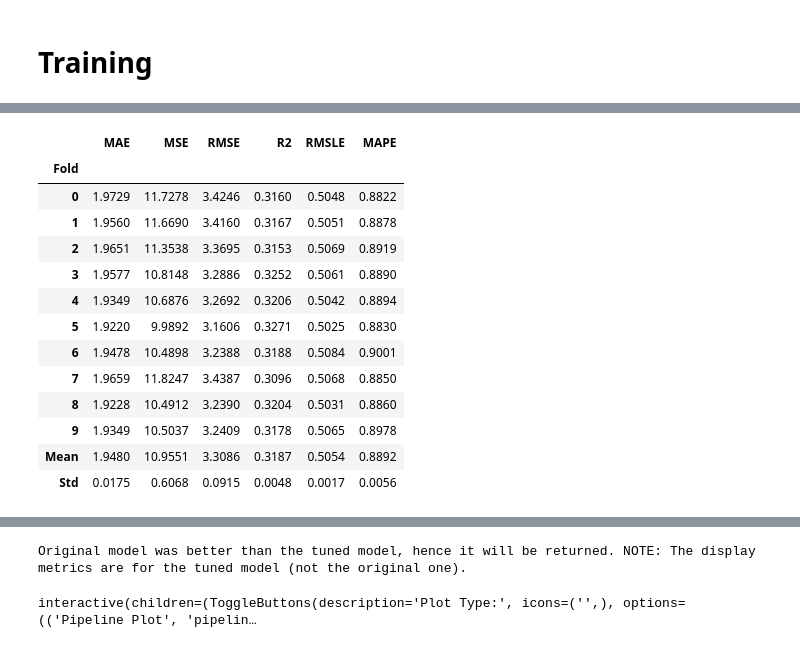
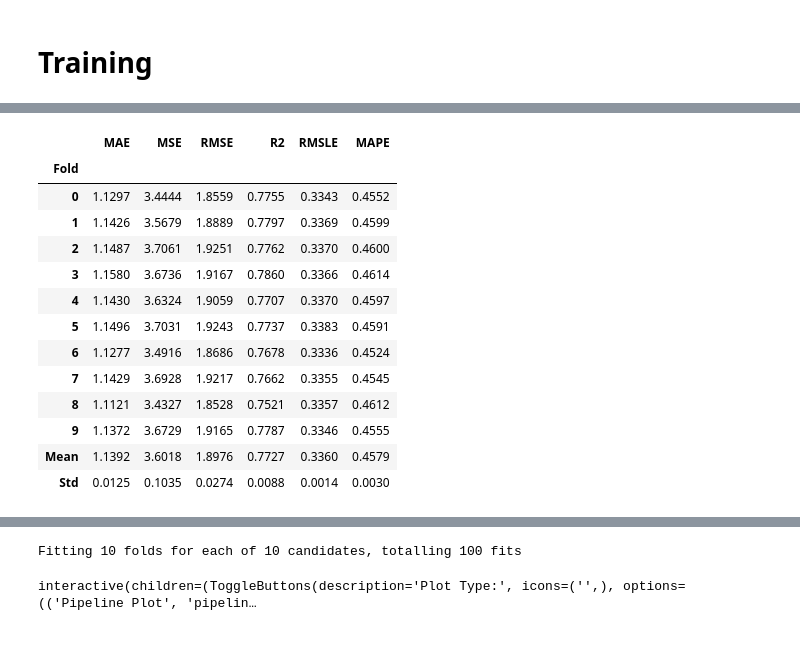
Before and after one commit to bicdev/tcc, a Jupyter notebook: notebooks/CatBoost_simple.ipynb, the cells around one changed output, grey strips where cells are left out. Saved outputs shown, nothing was run; the diff lists cells and outputs as text; code cells hidden in the pictures.

Commit message:
experimental-features-catboost

```diff
--- a/notebooks/CatBoost_simple.ipynb
+++ b/notebooks/CatBoost_simple.ipynb
@@ -93,25 +226,25 @@ catboost_model = pcr.create_model('catboost')
 [interactive output not drawn]
 # %%
 # TUNING THE MODEL
-tuned_catboost = pcr.tune_model(catboost_model, n_iter=10, search_library='optuna', search_algorithm='tpe')
+tuned_catboost = pcr.tune_model(catboost_model)
 # %% [output]
 [interactive output not drawn]
 |  | MAE | MSE | RMSE | R2 | RMSLE | MAPE |
 | Fold |  |  |  |  |  |  |
-| 0 | 1.9729 | 11.7278 | 3.4246 | 0.3160 | 0.5048 | 0.8822 |
-| 1 | 1.9560 | 11.6690 | 3.4160 | 0.3167 | 0.5051 | 0.8878 |
-| 2 | 1.9651 | 11.3538 | 3.3695 | 0.3153 | 0.5069 | 0.8919 |
-| 3 | 1.9577 | 10.8148 | 3.2886 | 0.3252 | 0.5061 | 0.8890 |
-| 4 | 1.9349 | 10.6876 | 3.2692 | 0.3206 | 0.5042 | 0.8894 |
-| 5 | 1.9220 | 9.9892 | 3.1606 | 0.3271 | 0.5025 | 0.8830 |
-| 6 | 1.9478 | 10.4898 | 3.2388 | 0.3188 | 0.5084 | 0.9001 |
-| 7 | 1.9659 | 11.8247 | 3.4387 | 0.3096 | 0.5068 | 0.8850 |
-| 8 | 1.9228 | 10.4912 | 3.2390 | 0.3204 | 0.5031 | 0.8860 |
-| 9 | 1.9349 | 10.5037 | 3.2409 | 0.3178 | 0.5065 | 0.8978 |
-| Mean | 1.9480 | 10.9551 | 3.3086 | 0.3187 | 0.5054 | 0.8892 |
-| Std | 0.0175 | 0.6068 | 0.0915 | 0.0048 | 0.0017 | 0.0056 |
+| 0 | 1.1297 | 3.4444 | 1.8559 | 0.7755 | 0.3343 | 0.4552 |
+| 1 | 1.1426 | 3.5679 | 1.8889 | 0.7797 | 0.3369 | 0.4599 |
+| 2 | 1.1487 | 3.7061 | 1.9251 | 0.7762 | 0.3370 | 0.4600 |
+| 3 | 1.1580 | 3.6736 | 1.9167 | 0.7860 | 0.3366 | 0.4614 |
+| 4 | 1.1430 | 3.6324 | 1.9059 | 0.7707 | 0.3370 | 0.4597 |
+| 5 | 1.1496 | 3.7031 | 1.9243 | 0.7737 | 0.3383 | 0.4591 |
+| 6 | 1.1277 | 3.4916 | 1.8686 | 0.7678 | 0.3336 | 0.4524 |
+| 7 | 1.1429 | 3.6928 | 1.9217 | 0.7662 | 0.3355 | 0.4545 |
+| 8 | 1.1121 | 3.4327 | 1.8528 | 0.7521 | 0.3357 | 0.4612 |
+| 9 | 1.1372 | 3.6729 | 1.9165 | 0.7787 | 0.3346 | 0.4555 |
+| Mean | 1.1392 | 3.6018 | 1.8976 | 0.7727 | 0.3360 | 0.4579 |
+| Std | 0.0125 | 0.1035 | 0.0274 | 0.0088 | 0.0014 | 0.0030 |
 [interactive output not drawn]
-Original model was better than the tuned model, hence it will be returned. NOTE: The display metrics are for the tuned model (not the original one).
+Fitting 10 folds for each of 10 candidates, totalling 100 fits
 # %%
 pcr.evaluate_model(catboost_model)
 # %% [output]
```
Also changed, not shown: parts of 35 cells of this notebook.
